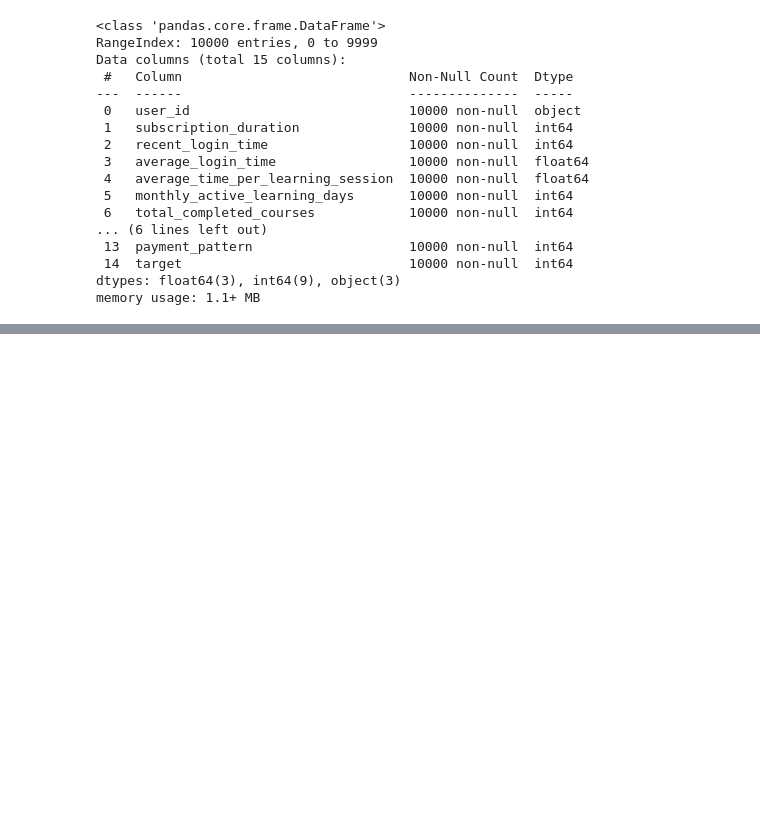
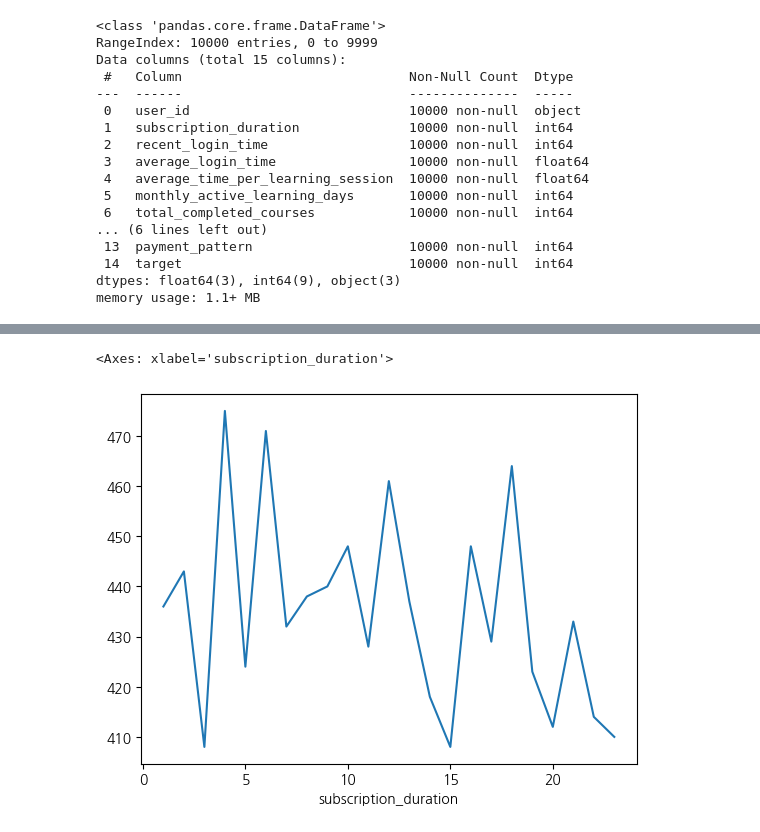
Before and after one commit to Salyeon/wassup3, a Jupyter notebook: 05_Data_Analysis/24.07.08_미니 프로젝트.ipynb, the cells around one changed output, grey strips where cells are left out. Drawn from its saved outputs; the diff is of its cells as text; code cells hidden in the pictures; blank space fills up the shorter version.

```diff
--- a/05_Data_Analysis/24.07.08_미니 프로젝트.ipynb
+++ b/05_Data_Analysis/24.07.08_미니 프로젝트.ipynb
@@ -70,0 +140,6 @@ mini.describe(include='all')
+# %%
+a = mini.groupby('subscription_duration')['user_id'].count()
+a.plot()
+# %% [output]
+<Axes: xlabel='subscription_duration'>
+[figure, added]
```
Also changed, not shown: parts of 16 cells of this notebook, 7 other files.
